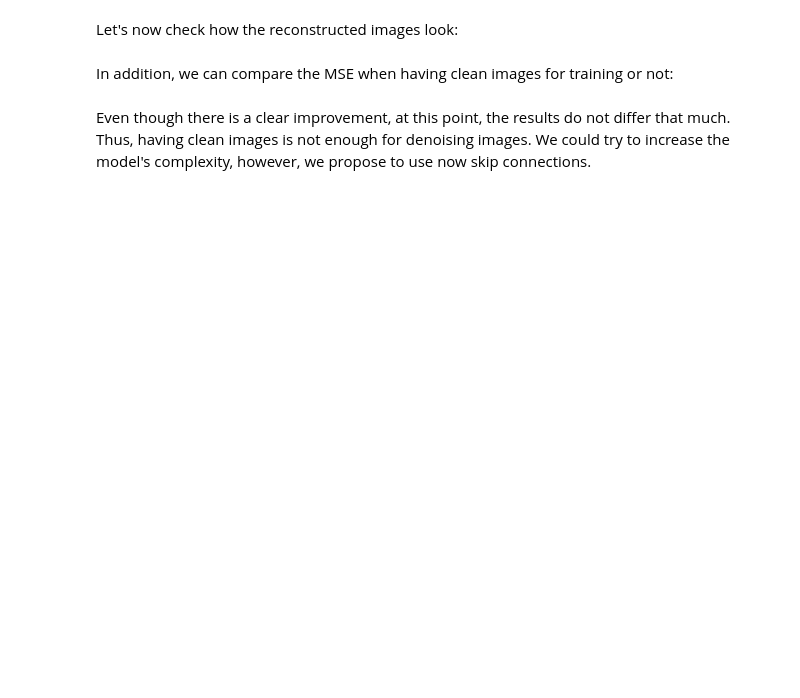
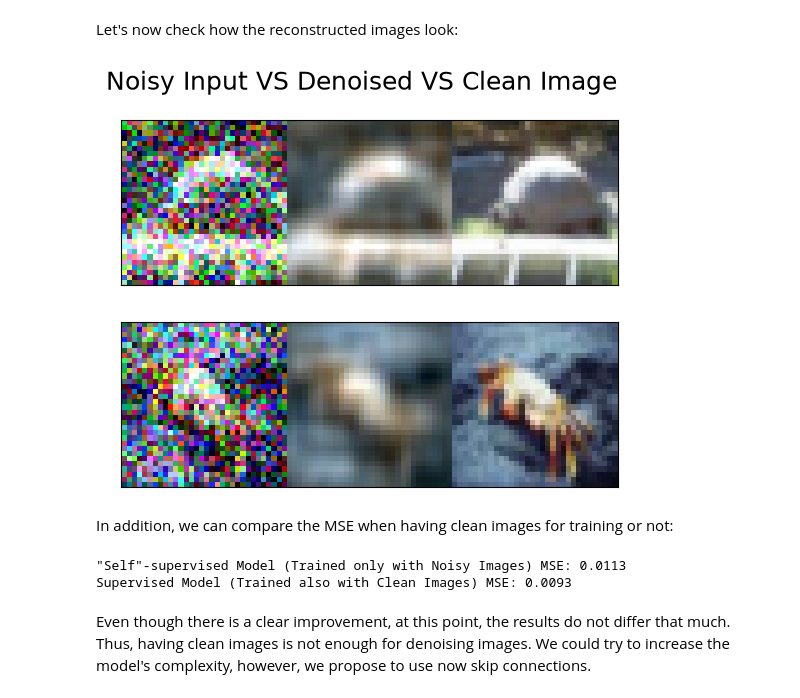
Before and after one commit to Shad0wSAMA/DeepLearningNotebooks, a Jupyter notebook: Filled/06_Autoencoders.ipynb, the cells around one changed output. Cells and saved outputs as stored; diff of their text form; code cells hidden in the pictures; blank space fills up the shorter version.

```diff
--- a/Filled/06_Autoencoders.ipynb
+++ b/Filled/06_Autoencoders.ipynb
@@ -36,7 +54,16 @@ from torch.utils.data import DataLoader, random_split, TensorDataset, Dataset
 from tqdm import tqdm
 
 
-DEVICE = torch.device("cuda" if torch.cuda.is_available() else "cpu")
+if torch.cuda.is_available():
+    DEVICE = torch.device("cuda")
+    print("Using CUDA")
+elif torch.backends.mps.is_available():
+    DEVICE = torch.device("mps")
+    print("Using MPS")
+else:
+    DEVICE = torch.device("cpu")
+    print("Using CPU")
+
 
 
 def set_seed(seed: int) -> None:
@@ -1111,32 +1190,37 @@ train(
 Let's now check how the reconstructed images look:
 # %%
 cnn_gt_model.eval()
-idx_example = np.random.randint(0, len(x_test_noise) - 1)
+idx_example = np.random.randint(0, len(x_test_noise))
 with torch.no_grad():
     noisy_input = torch.tensor(x_test_noise[idx_example:idx_example+2].transpose(0, 3, 1, 2), dtype=torch.float32).to(DEVICE)
     denoised_output = cnn_gt_model(noisy_input).cpu().numpy().transpose(0, 2, 3, 1)
 
 N = 2
 start_val = 0
 fig, axes = plt.subplots(N, 1)
 plt.suptitle('Noisy Input VS Denoised VS Clean Image', fontsize=18)
 for row in range(N):
     idx = start_val + row
     im = np.concatenate((
         x_test_noise[idx_example+idx],
         np.clip(denoised_output[idx], 0, 1),
         x_test[idx_example+idx]
     ), axis=1)
     axes[row].imshow(np.clip(im, 0, 1))
     axes[row].set_xticks([])
     axes[row].set_yticks([])
 plt.show()
+# %% [output]
+[figure, added]
 # %% [markdown]
 In addition, we can compare the MSE when having clean images for training or not:
 # %%
 mse_supervised = evaluate_mse(cnn_gt_model, x_test_tensor, x_test_clean_tensor)
 print('"Self"-supervised Model (Trained only with Noisy Images) MSE: {:0.4f}'.format(mse_cnn))
 print('Supervised Model (Trained also with Clean Images) MSE: {:0.4f}'.format(mse_supervised))
+# %% [output]
+"Self"-supervised Model (Trained only with Noisy Images) MSE: 0.0113
+Supervised Model (Trained also with Clean Images) MSE: 0.0093
 # %% [markdown]
 Even though there is a clear improvement, at this point, the results do not differ that much. Thus, having clean images is not enough for denoising images. We could try to increase the model's complexity, however, we propose to use now skip connections.
 # %% [markdown]
```
Also changed, not shown: parts of 36 cells of this notebook, 3 other files.
